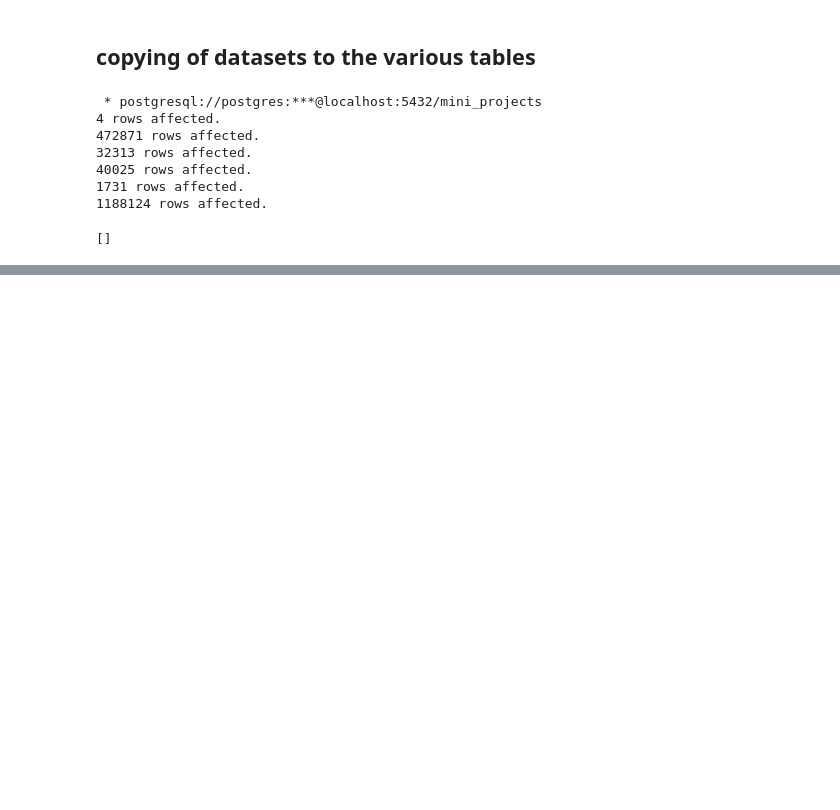
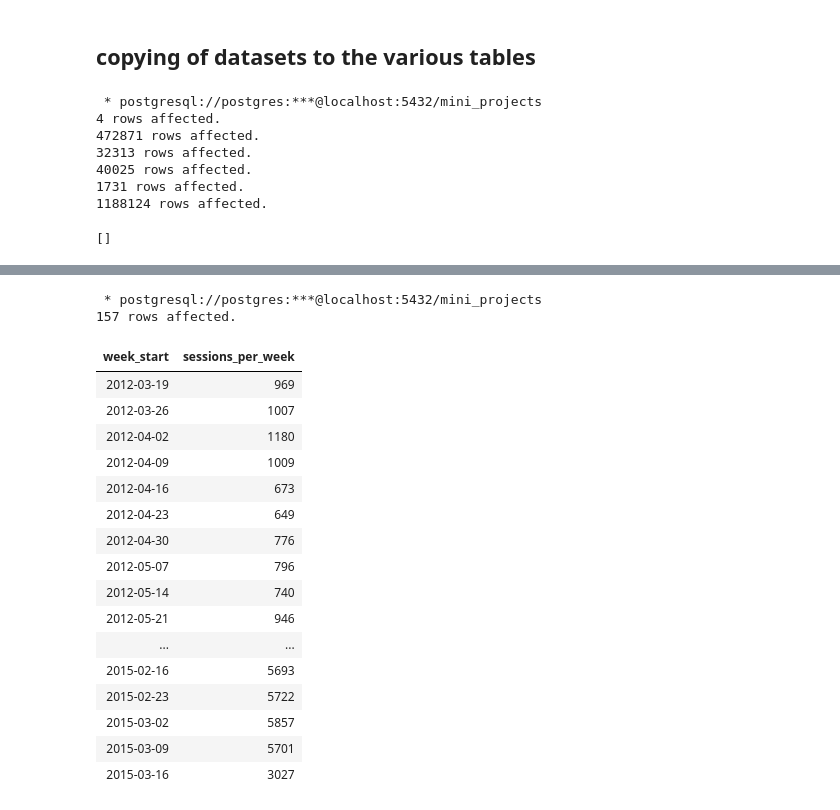
Before and after one commit to Ronald116/Data-Analysis-Projects, a Jupyter notebook: SQL/Maven_Toy_Factory/analysis.ipynb, the cells around one changed output, grey strips where cells are left out. Cells and saved outputs as stored; diff of their text form; code cells hidden in the pictures; blank space fills up the shorter version.

```diff
--- a/SQL/Maven_Toy_Factory/analysis.ipynb
+++ b/SQL/Maven_Toy_Factory/analysis.ipynb
@@ -240,0 +278,33 @@ WITH (FORMAT CSV, HEADER, DELIMITER ',', NULL '');
+# %%
+%%sql
+--website session per week
+
+SELECT
+    date_trunc('week', created_at)::date AS week_start,
+    COUNT(*) AS sessions_per_week
+FROM
+    website_sessions
+GROUP BY
+    1
+ORDER BY
+    1;
+# %% [output]
+ * postgresql://postgres:***@localhost:5432/mini_projects
+157 rows affected.
+| week_start | sessions_per_week |
+| 2012-03-19 | 969 |
+| 2012-03-26 | 1007 |
+| 2012-04-02 | 1180 |
+| 2012-04-09 | 1009 |
+| 2012-04-16 | 673 |
+| 2012-04-23 | 649 |
+| 2012-04-30 | 776 |
+| 2012-05-07 | 796 |
+| 2012-05-14 | 740 |
+| 2012-05-21 | 946 |
+| ... | ... |
+| 2015-02-16 | 5693 |
+| 2015-02-23 | 5722 |
+| 2015-03-02 | 5857 |
+| 2015-03-09 | 5701 |
+| 2015-03-16 | 3027 |
```
Also changed, not shown: parts of 4 cells of this notebook, 1 other file.
